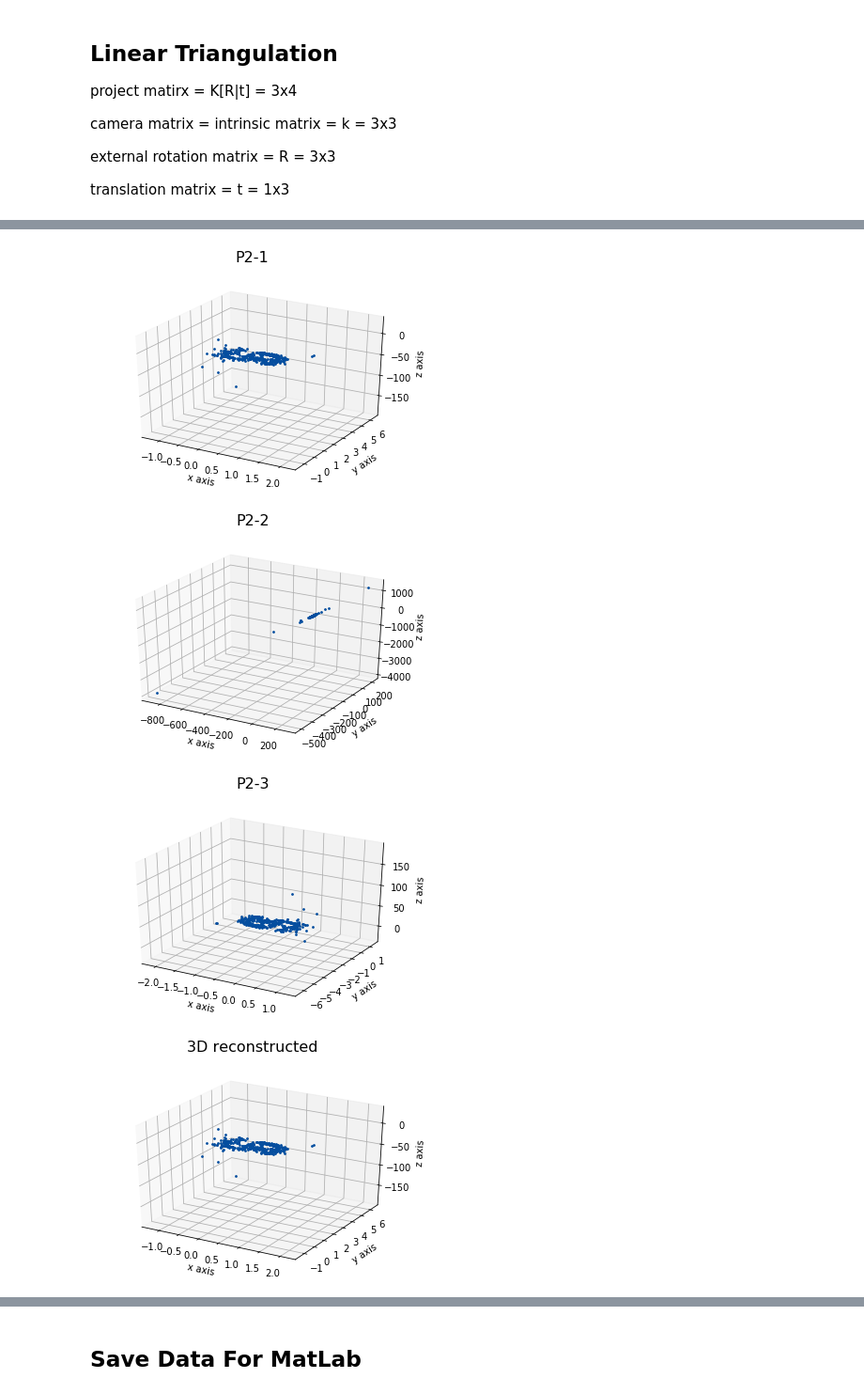
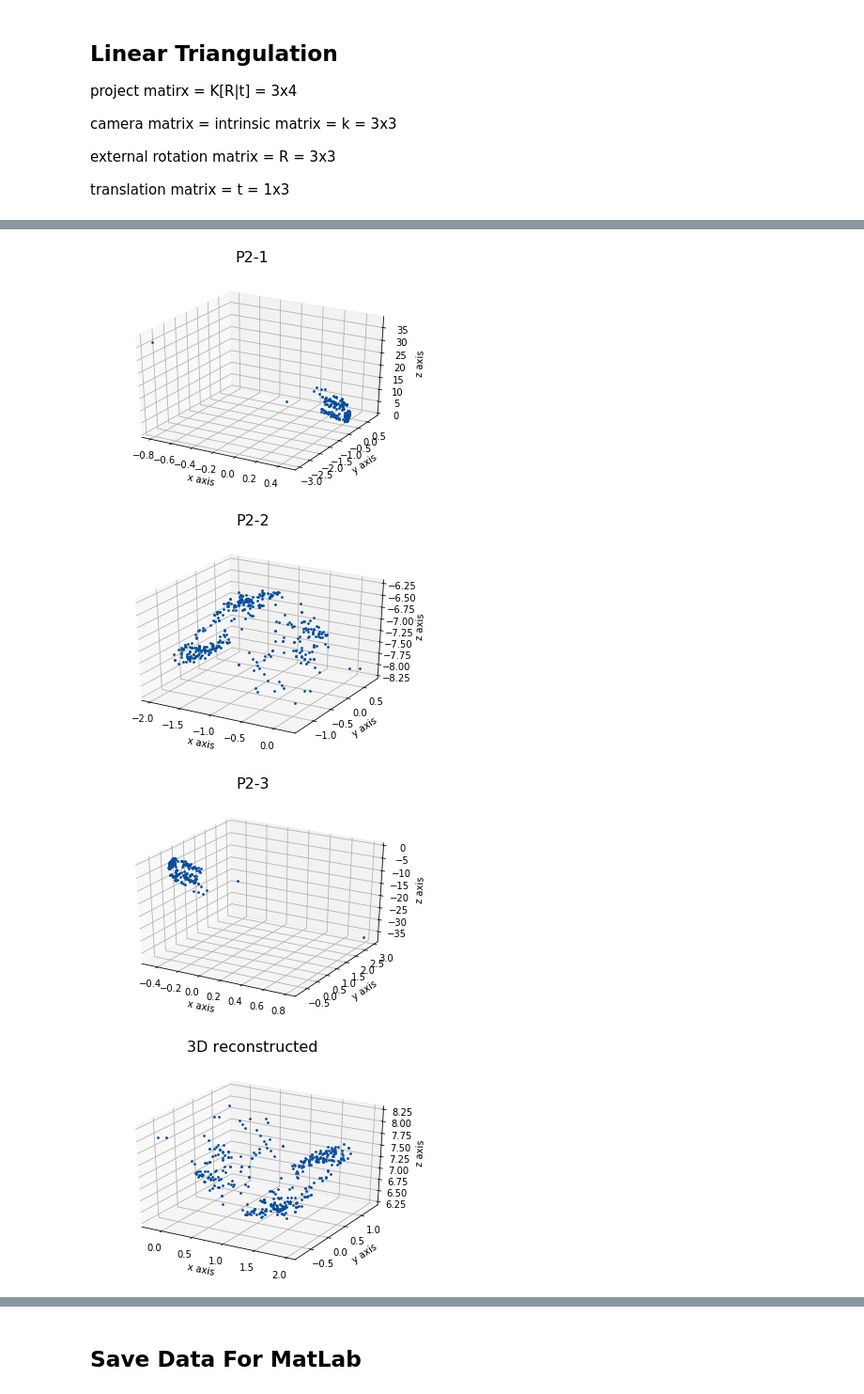
Before and after one commit to YuanSyun/CV-Structure-from-motion, a Jupyter notebook: HW4.ipynb, the cells around one changed output, grey strips where cells are left out. Shown at 94% size. Saved outputs shown, nothing was run; the diff lists cells and outputs as text; code cells hidden in the pictures.

```diff
--- a/HW4.ipynb
+++ b/HW4.ipynb
@@ -20,15 +20,18 @@ np.set_printoptions(suppress=True)
 ## Input Images
 # %%
 DEBUG_IMAGE_INDEX = 1
-RANSAC_INLINER_THRESHOLD = 0.000005
+RANSAC_INLINER_THRESHOLD = 0.000003
 RANSAC_SAMPLE_NUMBER = 2000
+RANSAC_SEED = 100
 
 if(DEBUG_IMAGE_INDEX==1):
     image1 = cv2.imread('./data/Mesona1.JPG')
     image2 = cv2.imread('./data/Mesona2.JPG')
+    RANSAC_SEED = 100
 elif(DEBUG_IMAGE_INDEX == 2):
     image1 = cv2.imread('./data/Statue1.bmp')
     image2 = cv2.imread('./data/Statue2.bmp')
+    RANSAC_SEED = 100
 image1 = cv2.cvtColor(image1, cv2.COLOR_BGR2RGB)
 image2 = cv2.cvtColor(image2, cv2.COLOR_BGR2RGB)
 # %% [markdown]
@@ -294,7 +307,7 @@ def find_fundamental_by_RANSAC(imgpts1, imgpts2, img1, img2, inliner_threshold,
     return best_fundamental, best_essential, best_inlinerpts1, best_inlinerpts2
 # %%
 # find the fundamnetal matrix
-fundamentalmat, essentialmat, inlinerpts1, inlinerpts2 = find_fundamental_by_RANSAC(imgpts1, imgpts2, image1, image2, RANSAC_INLINER_THRESHOLD, RANSAC_SAMPLE_NUMBER)
+fundamentalmat, essentialmat, inlinerpts1, inlinerpts2 = find_fundamental_by_RANSAC(imgpts1, imgpts2, image1, image2, RANSAC_INLINER_THRESHOLD, RANSAC_SAMPLE_NUMBER, RANSAC_SEED)
 
 print('keypts1.shape\n', imgpts1.shape)
 print("F\n", fundamentalmat)
@@ -456,14 +469,15 @@ def get_external(e, index=None):
 
 def linear_LS_Triangulation(x1, p1, x2, p2):
     '''
-        ref: 1995 Triangulation, ch5.1 Linear Triangulation
+        ref: 1995 Triangulation ch5.1 Linear Triangulation
+        ref: Multiple View Geometry 12.2
         https://perception.inrialpes.fr/Publications/1997/HS97/HartleySturm-cviu97.pdf
     '''
 
-    A = np.array([x1[0]*p1[2,:].T-p1[0,:].T,
-                  x1[1]*p1[2,:].T-p1[1,:].T,
-                  x2[0]*p2[2,:].T-p2[0,:].T,
-                  x2[1]*p2[2,:].T-p2[1,:].T])
+    A = np.array([x1[0]*p1[2,:] - p1[0,:],
+                  x1[1]*p1[2,:] - p1[1,:],
+                  x2[0]*p2[2,:] - p2[0,:],
+                  x2[1]*p2[2,:] - p2[1,:]])
 
     U, S, V = np.linalg.svd(A)
     X = V[-1]/V[-1,3]
@@ -534,15 +548,16 @@ def triangulate_points(e, x1, x2, k1, k2, r1=None, r2=None, c1=None, c2=None):
 
     p1 = None
     p2 = None
+    triangulation_points = None
 
     if(r1 is not None):
         # ref: http://ksimek.github.io/2012/08/22/extrinsic/?fbclid=IwAR27rAaOz1pu5eFdSkabeU9Mu1MGnkNNipiYUIrxMqpd5AXNpVpRpi79ZKI
         T1 = -np.matmul(r1, c1)
         T2 = -np.matmul(r2, c2)
-        p1 = np.matmul(k1, combine_external(r1, t1))
-        p2 = np.matmul(k2, combine_external(r2, t2))
+        p1 = np.matmul(k1, combine_external(r1, T1))
+        p2 = np.matmul(k2, combine_external(r2, T2))
 
-        triangulation_points, front_count = get_triangulatepts(r1, t1, r2, t2, x1, x2, p1, p2)
+        triangulation_points, front_count = get_triangulatepts(r1, T1, r2, T2, x1, x2, p1, p2)
 
     else:
         # camera 1 project matrix
@@ -596,4 +611,4 @@ show_cloud_points('3D reconstructed', project_pts)
-[figure, old version]
+[figure, new version]
-[figure, old version]
+[figure, new version]
-[figure, old version]
+[figure, new version]
-[figure, old version]
+[figure, new version]
```
Also changed, not shown: parts of 7 cells of this notebook, 30 other files.
